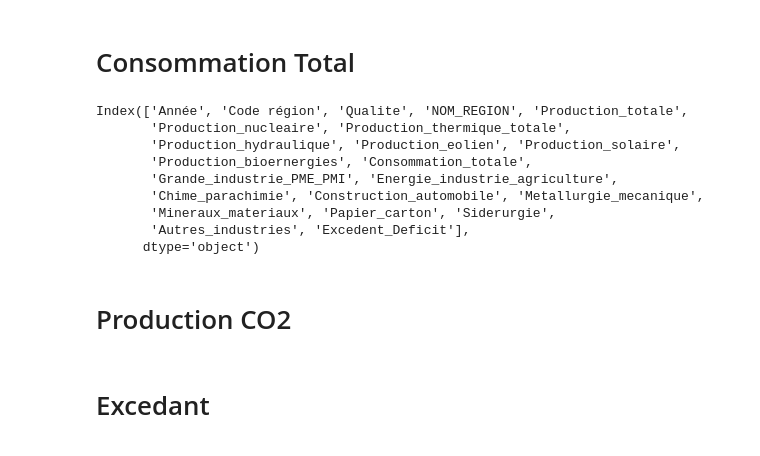
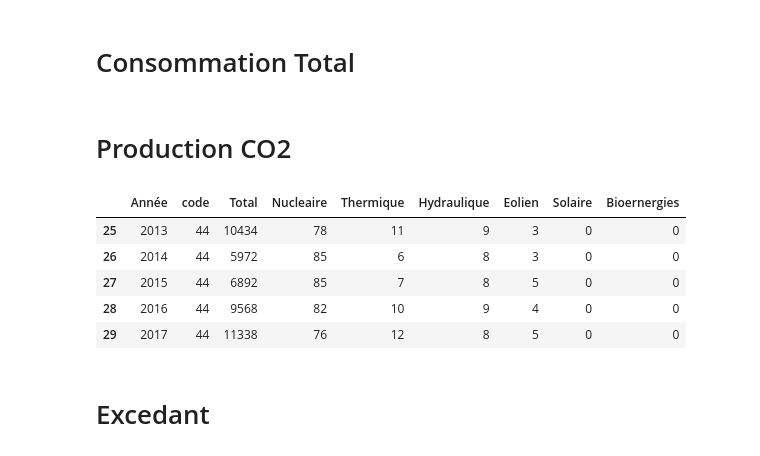
Before and after one commit to kasamoh/Infoviz_telecom, a Jupyter notebook: data_preparation/Colorpleth data preparation.ipynb, the cells around one changed output. Saved outputs shown, nothing was run; the diff lists cells and outputs as text; code cells hidden in the pictures.

```diff
--- a/data_preparation/Colorpleth data preparation.ipynb
+++ b/data_preparation/Colorpleth data preparation.ipynb
@@ -177,18 +175,6 @@ for param in features_renamed:
             regions_consumption[general][param][code][year] = year_groupdf.iloc[0][param].astype(float)
 
 regions_consumption[general]['histogram'] = 1
-# %%
-df_prod.columns
-# %% [output]
-Index(['Année', 'Code région', 'Qualite', 'NOM_REGION', 'Production_totale',
-       'Production_nucleaire', 'Production_thermique_totale',
-       'Production_hydraulique', 'Production_eolien', 'Production_solaire',
-       'Production_bioernergies', 'Consommation_totale',
-       'Grande_industrie_PME_PMI', 'Energie_industrie_agriculture',
-       'Chime_parachimie', 'Construction_automobile', 'Metallurgie_mecanique',
-       'Mineraux_materiaux', 'Papier_carton', 'Siderurgie',
-       'Autres_industries', 'Excedent_Deficit'],
-      dtype='object')
 # %%
 df_prod = pd.read_csv('donnees_economix.csv', sep=',')
 df_prod = df_prod.rename(columns={'annee':'Année','code':'Code région'})
@@ -230,6 +216,15 @@ regions_consumption[general]['histogram'] = 1
 # %%
 filtered_df['Total'] = filtered_df['Nucleaire']*6 + filtered_df['Thermique']*900 + filtered_df['Hydraulique']*4 + \
                         filtered_df['Eolien']*10 + filtered_df['Solaire']*100
+# %%
+filtered_df[filtered_df.code == 44]
+# %% [output]
+|  | Année | code | Total | Nucleaire | Thermique | Hydraulique | Eolien | Solaire | Bioernergies |
+| 25 | 2013 | 44 | 10434 | 78 | 11 | 9 | 3 | 0 | 0 |
+| 26 | 2014 | 44 | 5972 | 85 | 6 | 8 | 3 | 0 | 0 |
+| 27 | 2015 | 44 | 6892 | 85 | 7 | 8 | 5 | 0 | 0 |
+| 28 | 2016 | 44 | 9568 | 82 | 10 | 9 | 4 | 0 | 0 |
+| 29 | 2017 | 44 | 11338 | 76 | 12 | 8 | 5 | 0 | 0 |
 # %%
 general = 'ProductionCO2'
 regions_consumption[general] = {}
```
Also changed, not shown: parts of 4 cells of this notebook, 4 other files.
